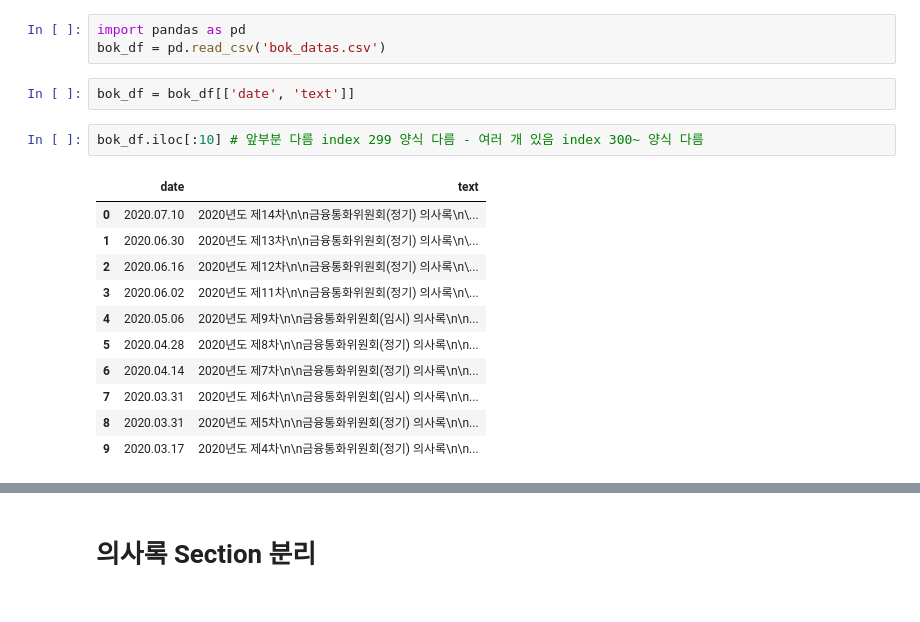
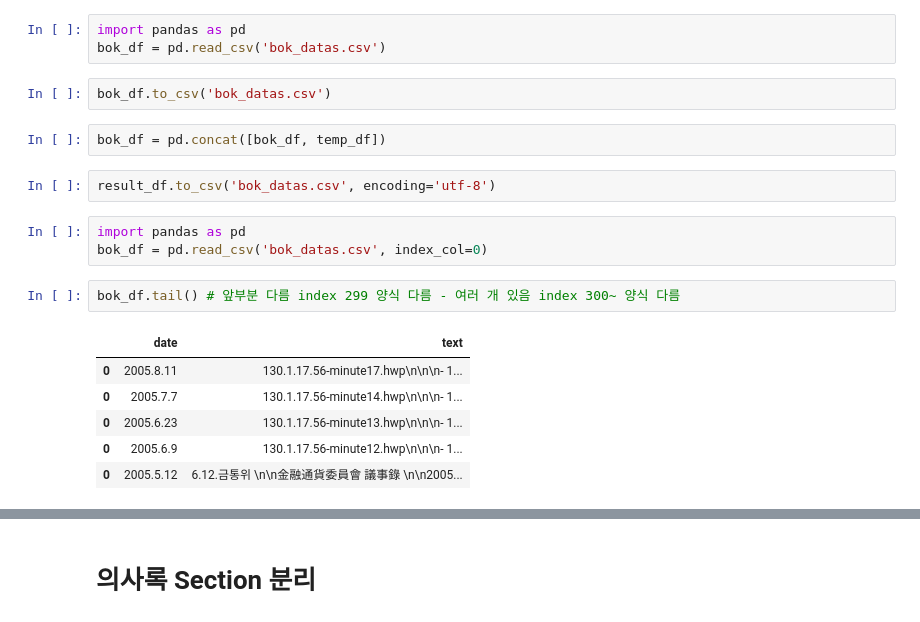
Before and after one commit to Dev-hottae/bok_project, a Jupyter notebook: bok_crawling/BOK_crawler.ipynb, the cells around one changed output, grey strips where cells are left out. Drawn from its saved outputs; the diff is of its cells as text.

```diff
--- a/bok_crawling/BOK_crawler.ipynb
+++ b/bok_crawling/BOK_crawler.ipynb
@@ -95,19 +135,21 @@ test_df.to_csv('bok_data.csv',encoding='utf-8')
 # %%
 import pandas as pd
 bok_df = pd.read_csv('bok_datas.csv')
-# %%
-bok_df = bok_df[['date', 'text']]
+# %%
+bok_df.to_csv('bok_datas.csv')
+# %%
+bok_df = pd.concat([bok_df, temp_df])
+# %%
+result_df.to_csv('bok_datas.csv', encoding='utf-8')
+# %%
+import pandas as pd
+bok_df = pd.read_csv('bok_datas.csv', index_col=0)
 # %%
-bok_df.iloc[:10] # 앞부분 다름 index 299 양식 다름 - 여러 개 있음 index 300~ 양식 다름
+bok_df.tail() # 앞부분 다름 index 299 양식 다름 - 여러 개 있음 index 300~ 양식 다름
 # %% [output]
 |  | date | text |
-| 0 | 2020.07.10 | 2020년도 제14차\n\n금융통화위원회(정기) 의사록\n\... |
-| 1 | 2020.06.30 | 2020년도 제13차\n\n금융통화위원회(정기) 의사록\n\... |
-| 2 | 2020.06.16 | 2020년도 제12차\n\n금융통화위원회(정기) 의사록\n\... |
-| 3 | 2020.06.02 | 2020년도 제11차\n\n금융통화위원회(정기) 의사록\n\... |
-| 4 | 2020.05.06 | 2020년도 제9차\n\n금융통화위원회(임시) 의사록\n\n... |
-| 5 | 2020.04.28 | 2020년도 제8차\n\n금융통화위원회(정기) 의사록\n\n... |
-| 6 | 2020.04.14 | 2020년도 제7차\n\n금융통화위원회(정기) 의사록\n\n... |
-| 7 | 2020.03.31 | 2020년도 제6차\n\n금융통화위원회(임시) 의사록\n\n... |
-| 8 | 2020.03.31 | 2020년도 제5차\n\n금융통화위원회(정기) 의사록\n\n... |
-| 9 | 2020.03.17 | 2020년도 제4차\n\n금융통화위원회(정기) 의사록\n\n... |
+| 0 | 2005.8.11 | 130.1.17.56-minute17.hwp\n\n\n- 1... |
+| 0 | 2005.7.7 | 130.1.17.56-minute14.hwp\n\n\n- 1... |
+| 0 | 2005.6.23 | 130.1.17.56-minute13.hwp\n\n\n- 1... |
+| 0 | 2005.6.9 | 130.1.17.56-minute12.hwp\n\n\n- 1... |
+| 0 | 2005.5.12 | 6.12.금통위 \n\n金融通貨委員會 議事錄 \n\n2005... |
```
Also changed, not shown: parts of 29 cells of this notebook, 4 other files.
